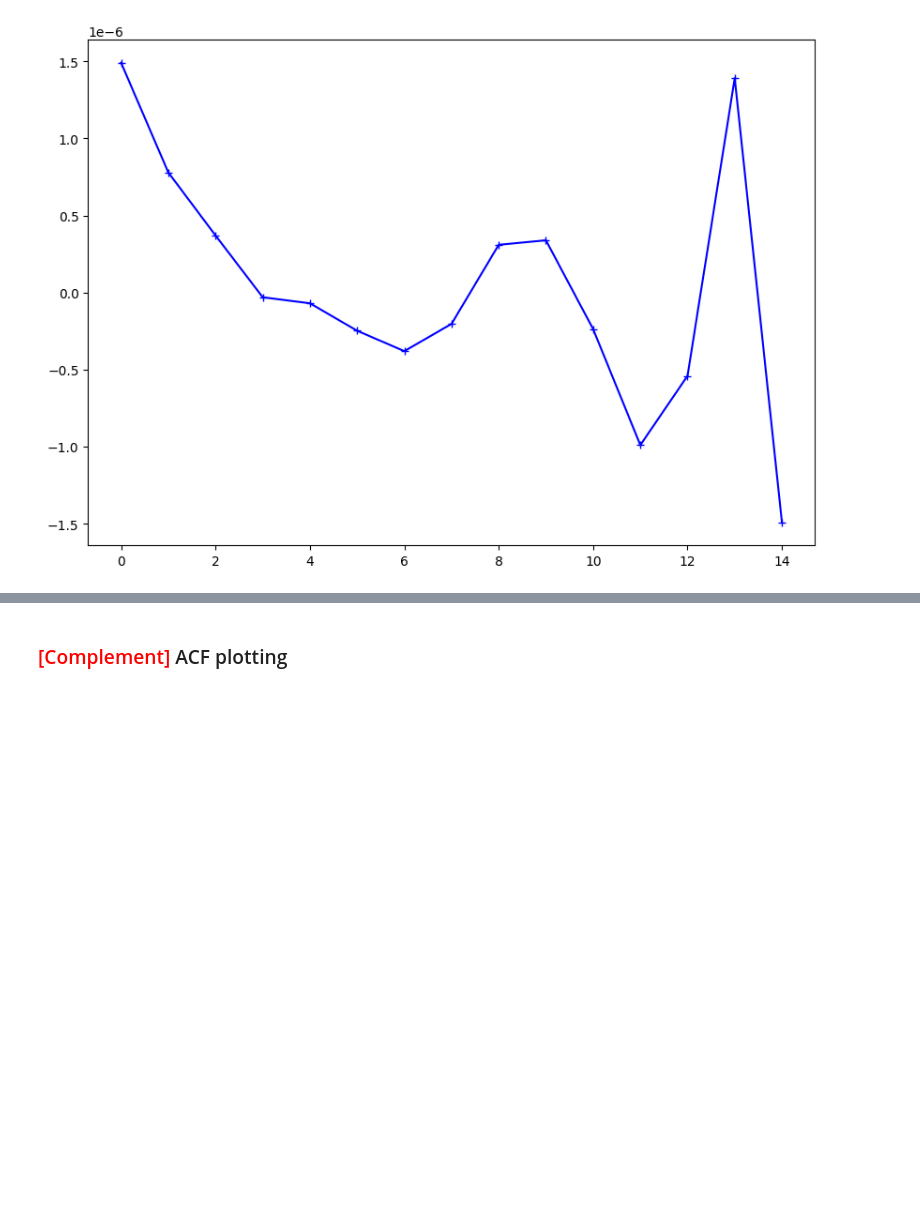
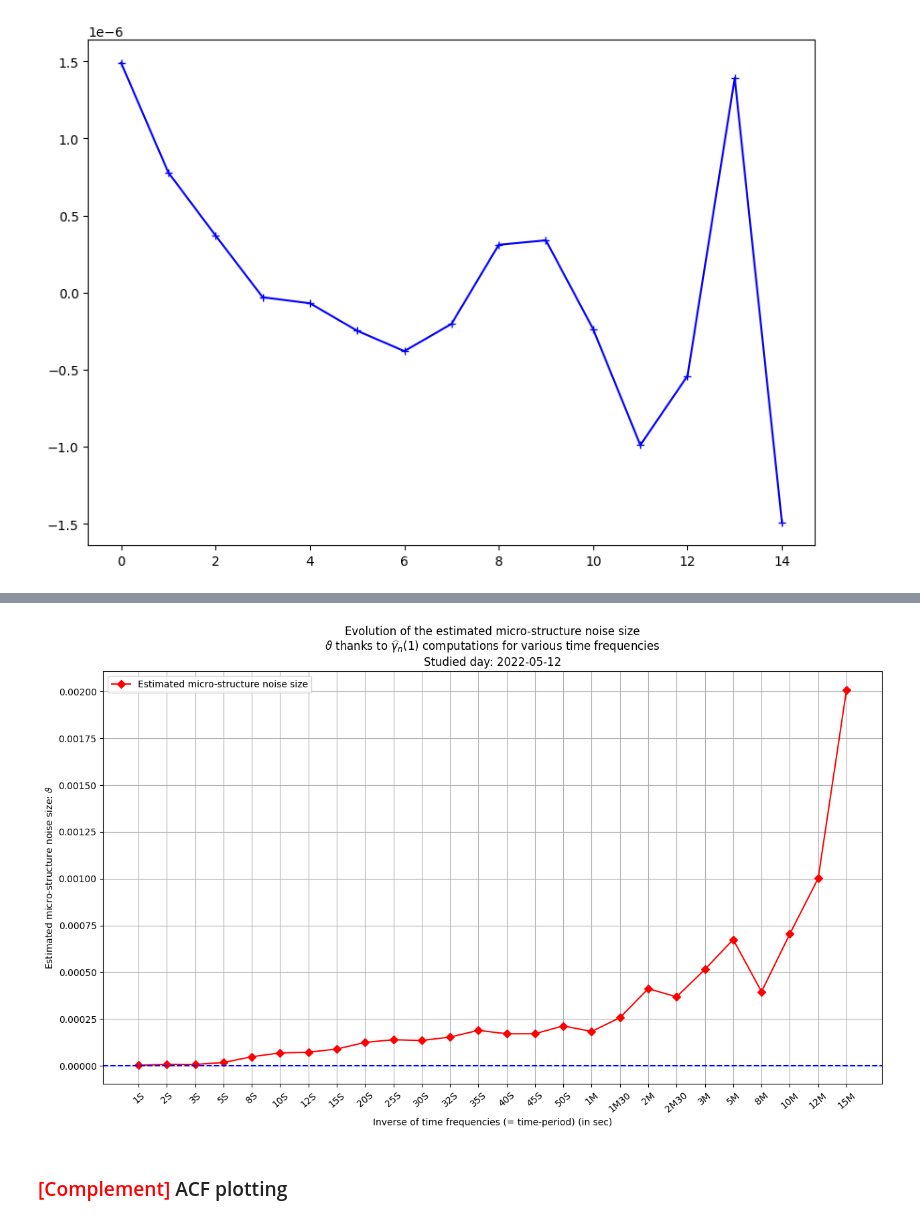
Before and after one commit to lcsrodriguez/HFT-IntradayVol-Estimation, a Jupyter notebook: main.ipynb, the cells around one changed output, grey strips where cells are left out. Saved outputs shown, nothing was run; the diff lists cells and outputs as text; code cells hidden in the pictures; blank space fills up the shorter version.

```diff
--- a/main.ipynb
+++ b/main.ipynb
@@ -670,0 +681,13 @@ plt.grid()
+# %%
+NOISE_SIZES2 = pd.Series(NOISE_SIZES)
+plt.figure(figsize=(15, 8))
+NOISE_SIZES2.plot(rot=40, marker='D', color="red", label="Estimated micro-structure noise size")
+_ = plt.xticks(list(range(len(OBSERVATION_FREQS_2))), REAL_NAMES_2)
+_ = plt.title(f"Evolution of the estimated micro-structure noise size\n" + r"$\vartheta$ thanks to $\widehat{\gamma}_n(1)$ computations for various time frequencies" + f"\nStudied day: {FIXED_DAY}")
+_ = plt.xlabel("Inverse of time frequencies (= time-period) (in sec)")
+_ = plt.ylabel(r"Estimated micro-structure noise size: $\vartheta$")
+_ = plt.legend()
+_ = plt.axhline(y = 1.6e-8, color="b", label="Asymptotic convergence", ls="--")
+plt.grid()
+# %% [output]
+[figure, added]
```
Also changed, not shown: parts of 11 cells of this notebook.
